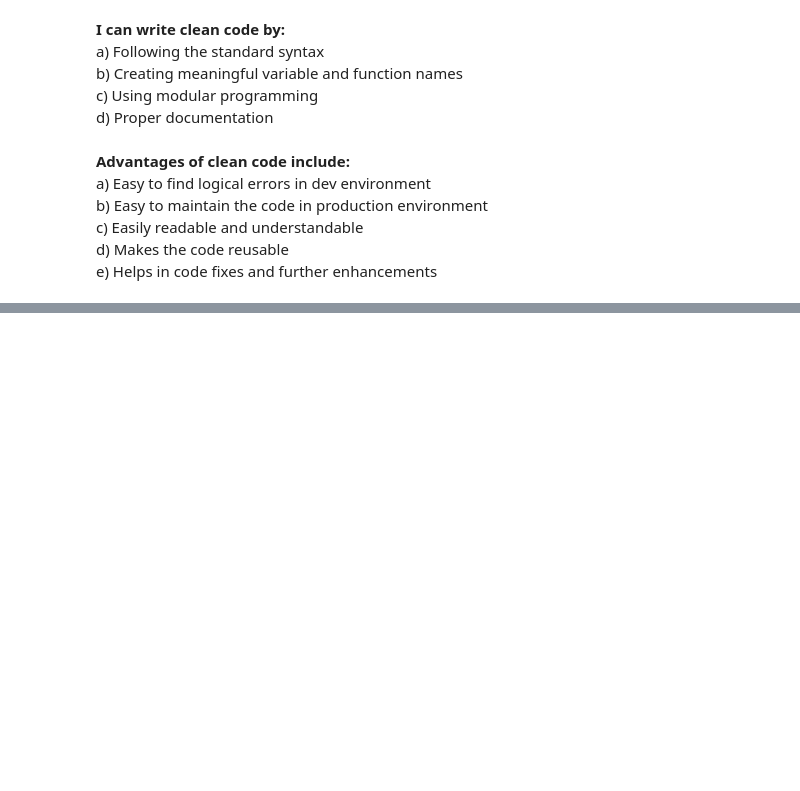
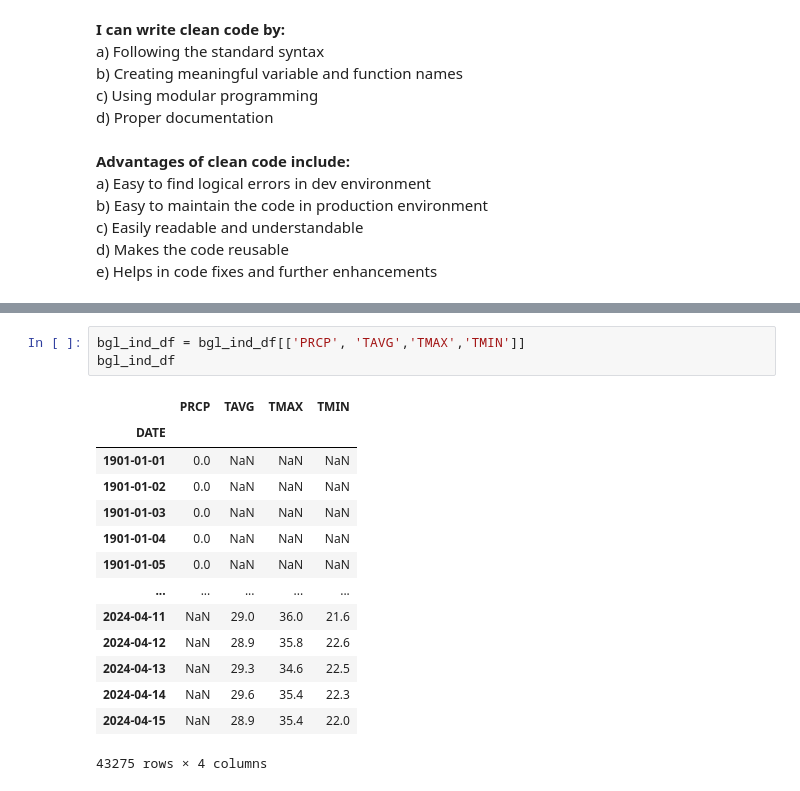
Before and after one commit to cu-esiil-edu/gauravchakrabarty.github.io, a Jupyter notebook: Timeseries_Bangalore.ipynb, the cells around one changed output, grey strips where cells are left out. Saved outputs shown, nothing was run; the diff lists cells and outputs as text; blank space fills up the shorter version.

```diff
--- a/Timeseries_Bangalore.ipynb
+++ b/Timeseries_Bangalore.ipynb
@@ -23,0 +52,18 @@ e) Helps in code fixes and further enhancements
+# %%
+bgl_ind_df = bgl_ind_df[['PRCP', 'TAVG','TMAX','TMIN']]
+bgl_ind_df
+# %% [output]
+|  | PRCP | TAVG | TMAX | TMIN |
+| DATE |  |  |  |  |
+| 1901-01-01 | 0.0 | NaN | NaN | NaN |
+| 1901-01-02 | 0.0 | NaN | NaN | NaN |
+| 1901-01-03 | 0.0 | NaN | NaN | NaN |
+| 1901-01-04 | 0.0 | NaN | NaN | NaN |
+| 1901-01-05 | 0.0 | NaN | NaN | NaN |
+| ... | ... | ... | ... | ... |
+| 2024-04-11 | NaN | 29.0 | 36.0 | 21.6 |
+| 2024-04-12 | NaN | 28.9 | 35.8 | 22.6 |
+| 2024-04-13 | NaN | 29.3 | 34.6 | 22.5 |
+| 2024-04-14 | NaN | 29.6 | 35.4 | 22.3 |
+| 2024-04-15 | NaN | 28.9 | 35.4 | 22.0 |
+43275 rows × 4 columns
```
Also changed, not shown: parts of 4 cells of this notebook.
